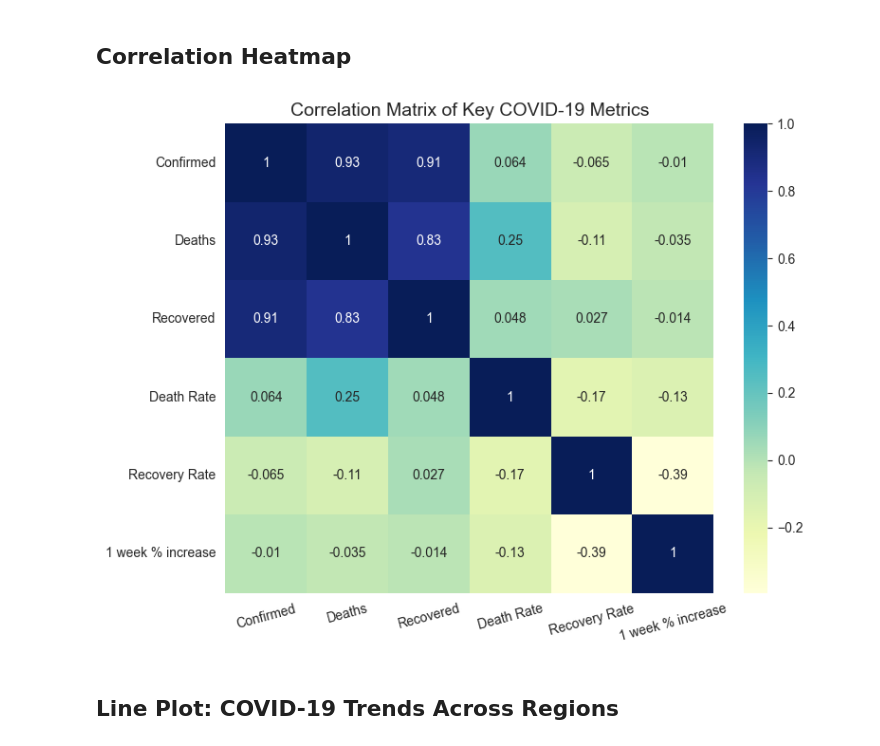
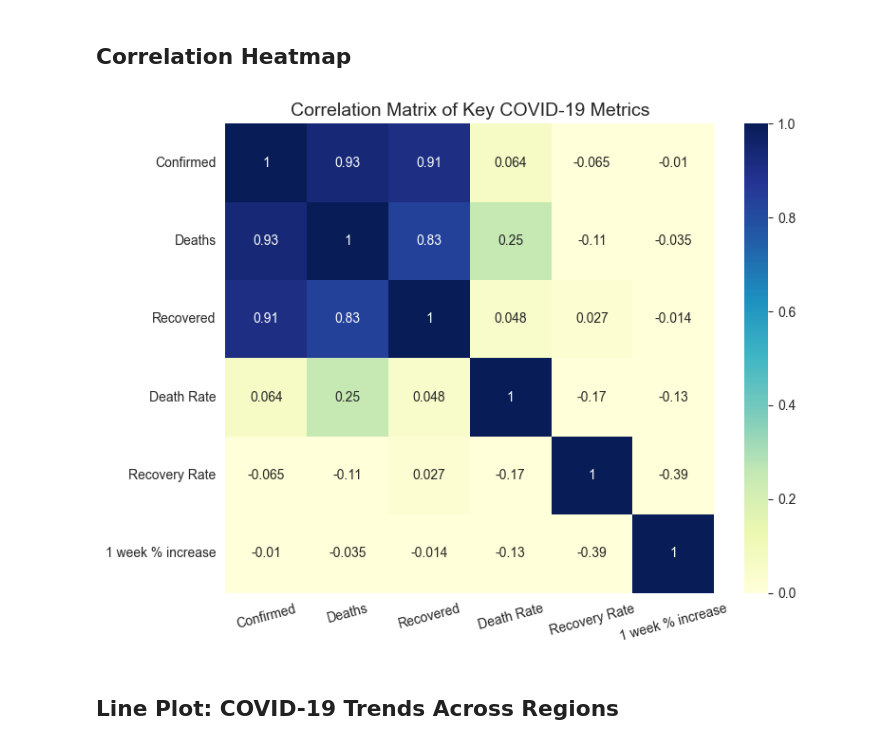
Before and after one commit to magdalena-ivanova-ds/EDA-Projects, a Jupyter notebook: covid_19/covid.ipynb, the cells around one changed output. Cells and saved outputs as stored; diff of their text form; code cells hidden in the pictures.

```diff
--- a/covid_19/covid.ipynb
+++ b/covid_19/covid.ipynb
@@ -137,14 +137,14 @@ plt.show()
 # %%
 df_corr = covid19_df[["Confirmed", "Deaths", "Recovered", "Death Rate", "Recovery Rate", "1 week % increase"]]
 plt.figure(figsize=(8,6), dpi=100)
-sns.heatmap(df_corr.corr(), annot=True, cmap='YlGnBu')
+sns.heatmap(df_corr.corr(), annot=True, vmax=1, vmin=0, cmap='YlGnBu')
 plt.xticks(rotation=15)
 plt.title("Correlation Matrix of Key COVID-19 Metrics", fontsize=14)
 plt.tight_layout()
 plt.savefig('plots/plot5.png')
 plt.show()
 # %% [output]
-[figure, old version]
+[figure, new version]
 # %% [markdown]
 ## Line Plot: COVID-19 Trends Across Regions
 # %%
```
